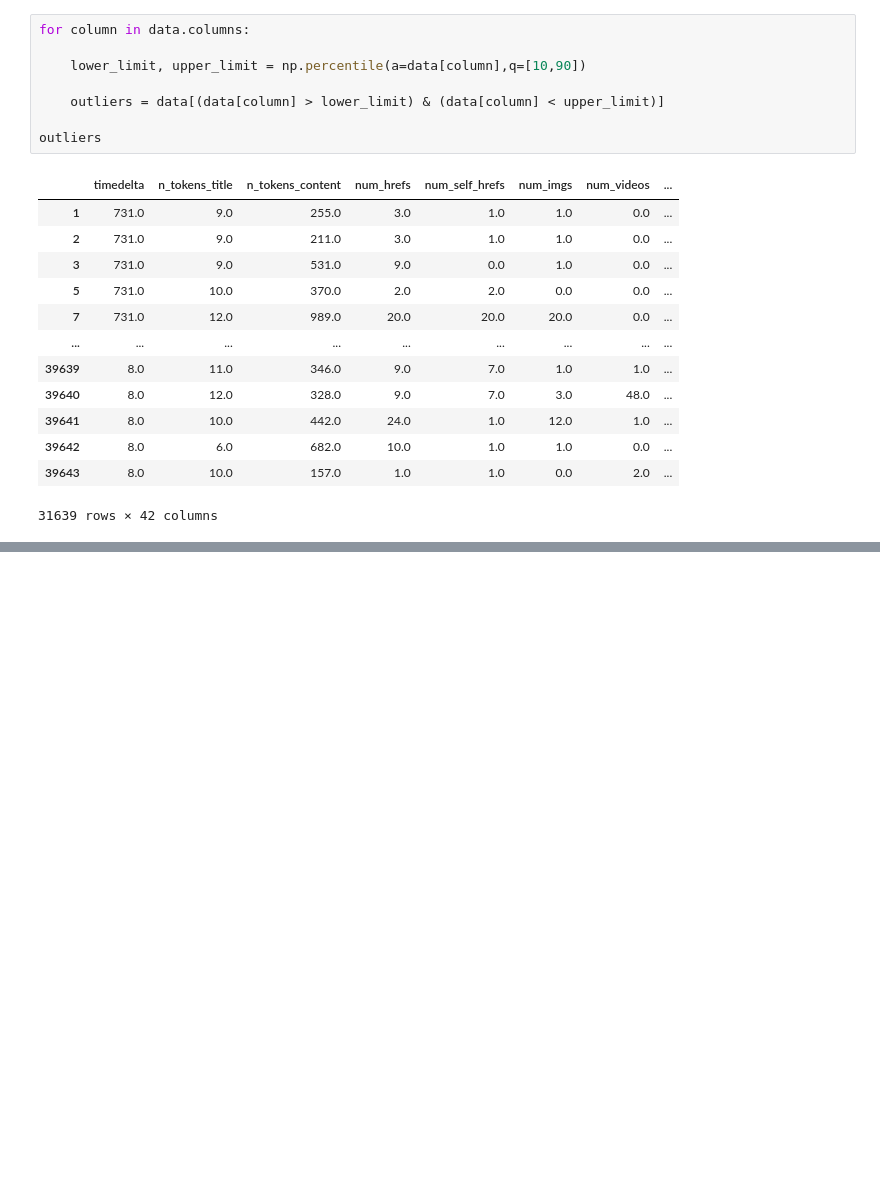
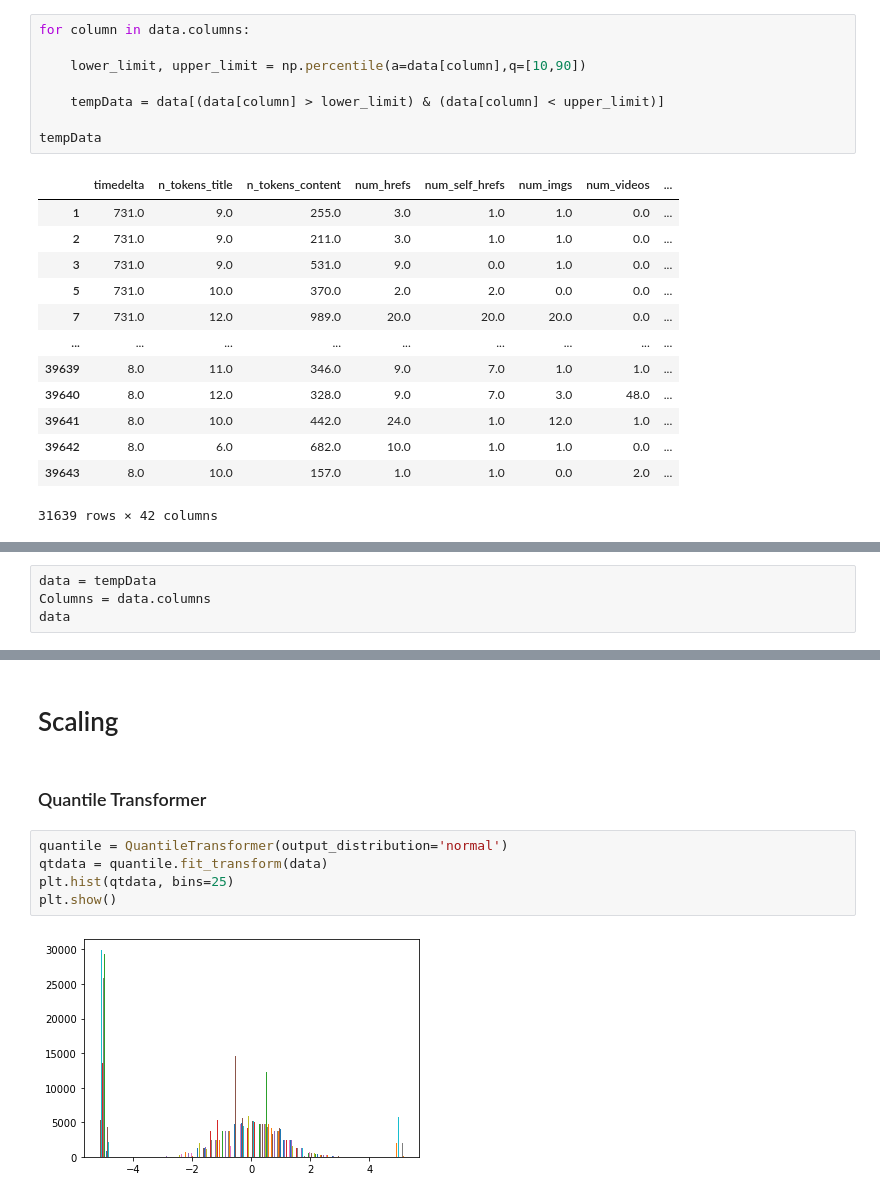
Before and after one commit to rezamosavi8740/OnlineNewsPopularity-analysis, a Jupyter notebook: OnlineNewsPopularity.ipynb, the cells around one changed output, grey strips where cells are left out. Cells and saved outputs as stored; diff of their text form; blank space fills up the shorter version.

Commit message:
scaling and fit linear model

```diff
--- a/OnlineNewsPopularity.ipynb
+++ b/OnlineNewsPopularity.ipynb
@@ -301,9 +309,9 @@ for column in data.columns:
 
     lower_limit, upper_limit = np.percentile(a=data[column],q=[10,90])
 
-    outliers = data[(data[column] > lower_limit) & (data[column] < upper_limit)]
+    tempData = data[(data[column] > lower_limit) & (data[column] < upper_limit)]
 
-outliers
+tempData
 # %% [output]
 |  | timedelta | n_tokens_title | n_tokens_content | num_hrefs | num_self_hrefs | num_imgs | num_videos | ... |
 | 1 | 731.0 | 9.0 | 255.0 | 3.0 | 1.0 | 1.0 | 0.0 | ... |
@@ -320,0 +344,4 @@ outliers
+# %%
+data = tempData
+Columns = data.columns
+data
@@ -320,0 +362,11 @@ outliers
+# %% [markdown]
+# Scaling
+# %% [markdown]
+### Quantile Transformer
+# %%
+quantile = QuantileTransformer(output_distribution='normal')
+qtdata = quantile.fit_transform(data)
+plt.hist(qtdata, bins=25)
+plt.show()
+# %% [output]
+[figure, added]
```
Also changed, not shown: parts of 26 cells of this notebook.
